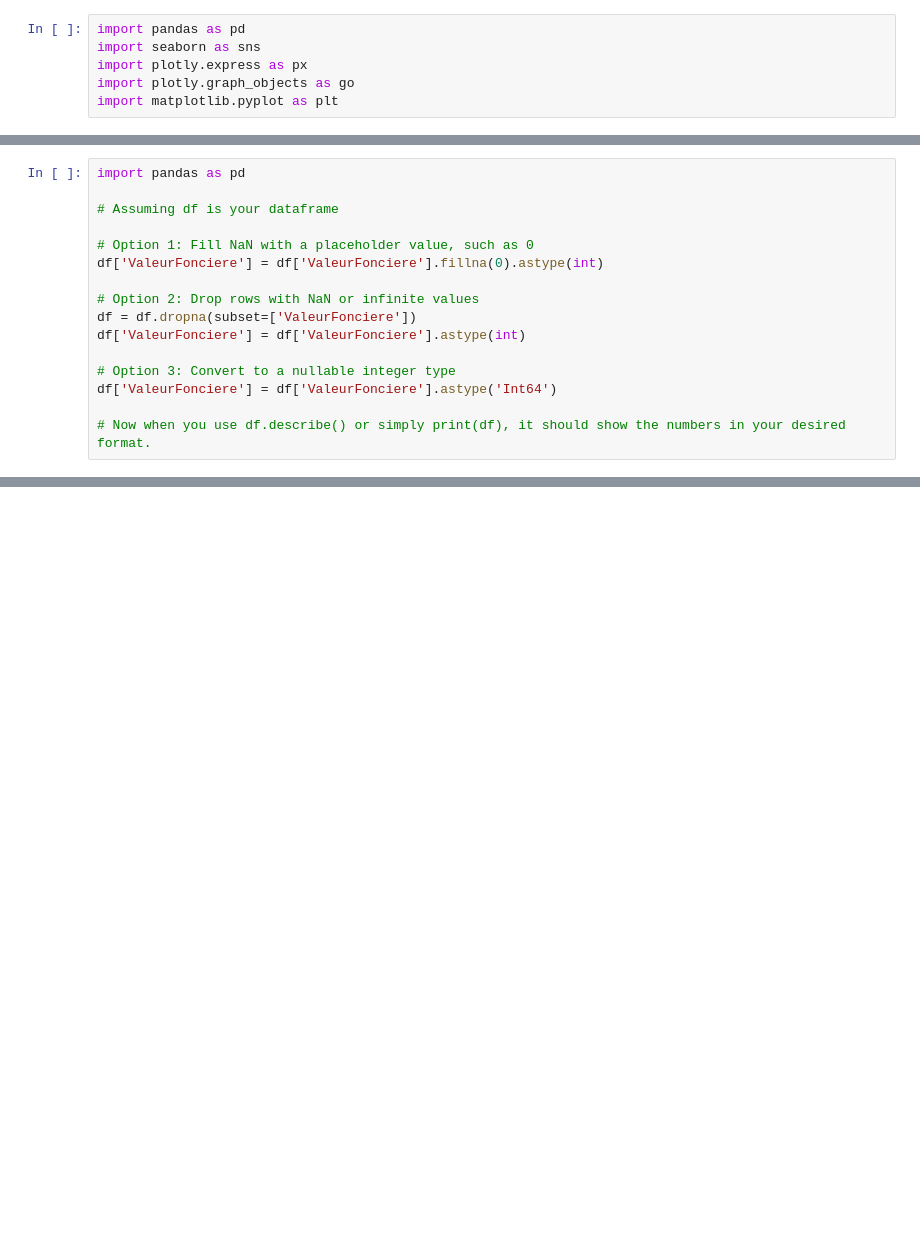
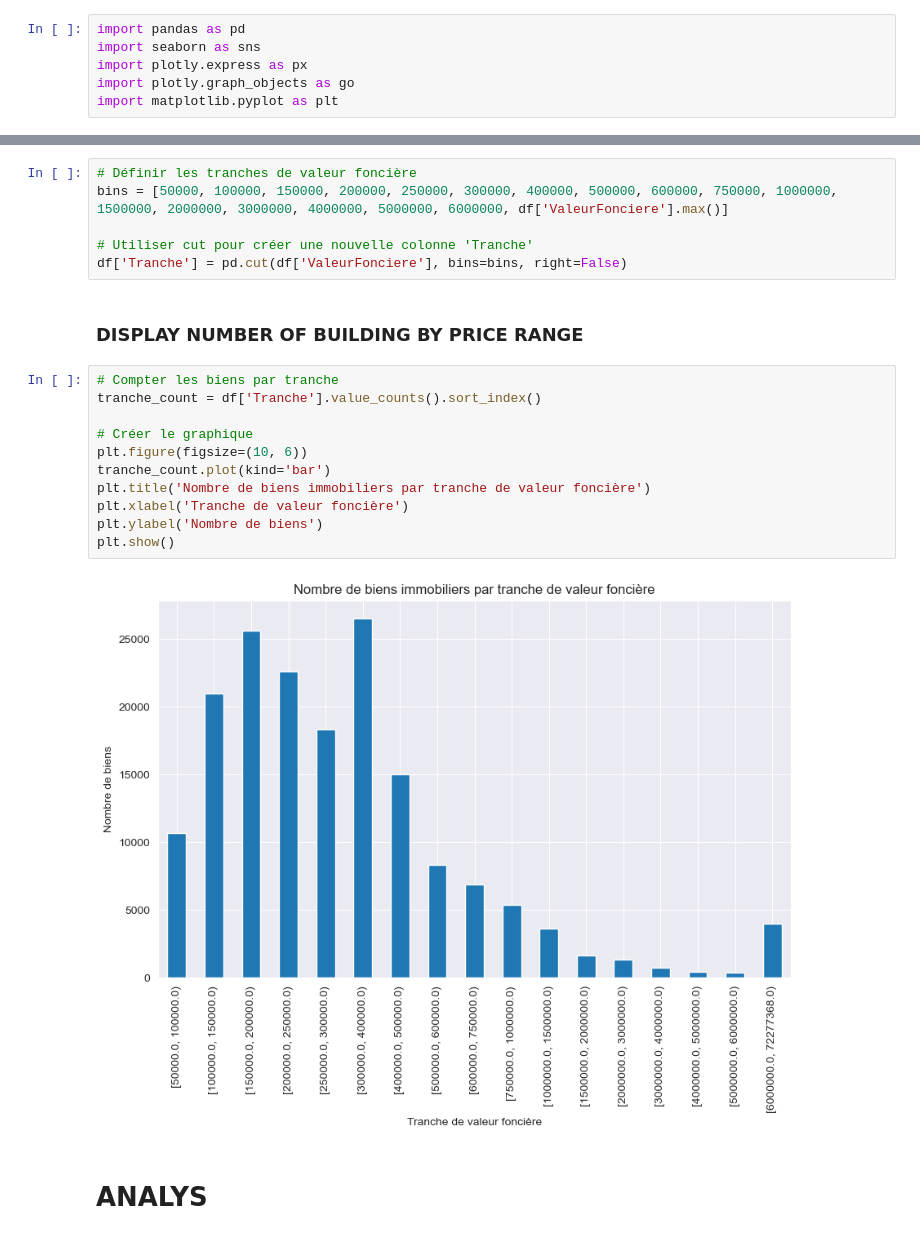
Before and after one commit to Jonathan2433/DOMO_DATA_PRICE_PREDICTION, a Jupyter notebook: NOTEBOOKS/00_FIRST_EXPLO.ipynb, the cells around one changed output, grey strips where cells are left out. Saved outputs shown, nothing was run; the diff lists cells and outputs as text; blank space fills up the shorter version.

```diff
--- a/NOTEBOOKS/00_FIRST_EXPLO.ipynb
+++ b/NOTEBOOKS/00_FIRST_EXPLO.ipynb
@@ -36,17 +118 @@ df.describe()
 8 rows × 21 columns
-# %%
-import pandas as pd
-
-# Assuming df is your dataframe
-
-# Option 1: Fill NaN with a placeholder value, such as 0
-df['ValeurFonciere'] = df['ValeurFonciere'].fillna(0).astype(int)
-
-# Option 2: Drop rows with NaN or infinite values
-df = df.dropna(subset=['ValeurFonciere'])
-df['ValeurFonciere'] = df['ValeurFonciere'].astype(int)
-
-# Option 3: Convert to a nullable integer type
-df['ValeurFonciere'] = df['ValeurFonciere'].astype('Int64')
-
-# Now when you use df.describe() or simply print(df), it should show the numbers in your desired format.
@@ -89,0 +135,23 @@ TypeError: unhashable type: 'Series'
+# %%
+# Définir les tranches de valeur foncière
+bins = [50000, 100000, 150000, 200000, 250000, 300000, 400000, 500000, 600000, 750000, 1000000, 1500000, 2000000, 3000000, 4000000, 5000000, 6000000, df['ValeurFonciere'].max()]
+
+# Utiliser cut pour créer une nouvelle colonne 'Tranche'
+df['Tranche'] = pd.cut(df['ValeurFonciere'], bins=bins, right=False)
+# %% [markdown]
+### DISPLAY NUMBER OF BUILDING BY PRICE RANGE
+# %%
+# Compter les biens par tranche
+tranche_count = df['Tranche'].value_counts().sort_index()
+
+# Créer le graphique
+plt.figure(figsize=(10, 6))
+tranche_count.plot(kind='bar')
+plt.title('Nombre de biens immobiliers par tranche de valeur foncière')
+plt.xlabel('Tranche de valeur foncière')
+plt.ylabel('Nombre de biens')
+plt.show()
+# %% [output]
+[figure, added]
+# %% [markdown]
+# ANALYS
```
Also changed, not shown: parts of 21 cells of this notebook.
